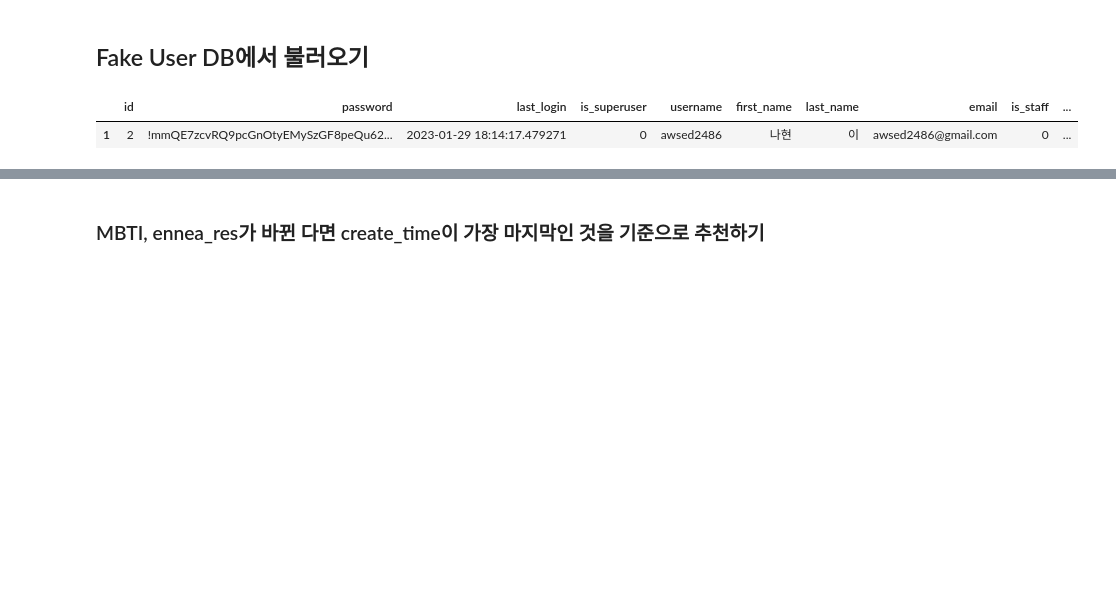
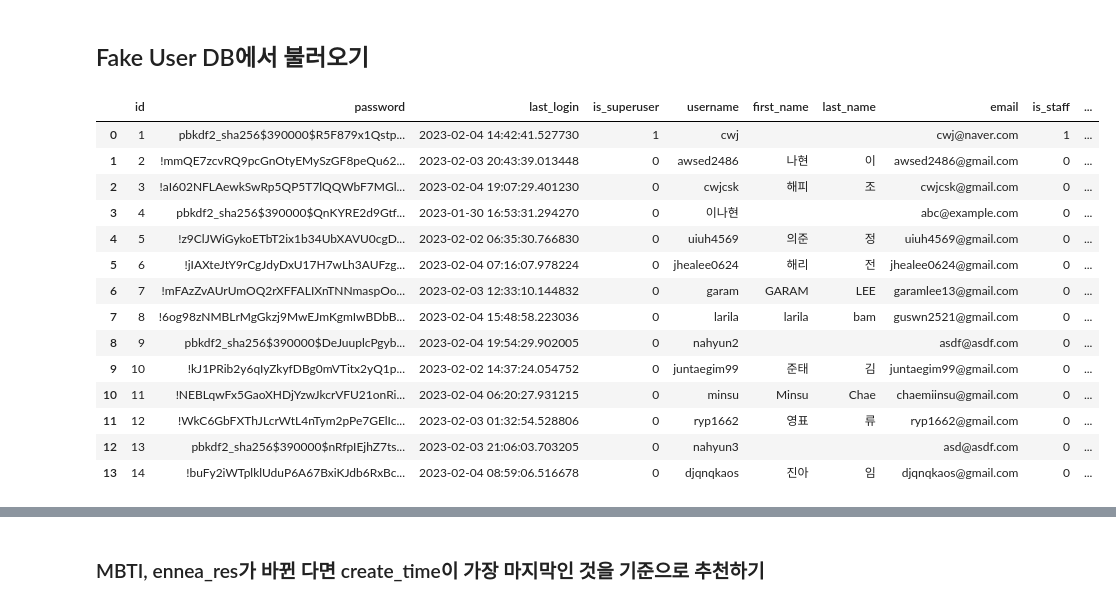
Before and after one commit to boostcampaitech4lv23recsys2/level3_productserving-level3-recsys-08, a Jupyter notebook: Airflow/00_Fake_User_Recommend/Fake_User_Recommend.ipynb, the cells around one changed output, grey strips where cells are left out. Cells and saved outputs as stored; diff of their text form; code cells hidden in the pictures; blank space fills up the shorter version.

Commit message:
[Feat][조원준] Real User test

```diff
--- a/Airflow/00_Fake_User_Recommend/Fake_User_Recommend.ipynb
+++ b/Airflow/00_Fake_User_Recommend/Fake_User_Recommend.ipynb
@@ -50,9 +55,22 @@ auth_user = pd.read_sql_query("select * from auth_user", engine)
 auth_cols=['id','username']
 tmp_cols = ['LoginUser_id','MBTI','ennea_res','prefer_movie_id','create_time']
 # %%
-fake_user = auth_user[auth_user.id==2]
-fake_user
+real_user = auth_user[auth_user.id.notna()]
+real_user
 # %% [output]
 |  | id | password | last_login | is_superuser | username | first_name | last_name | email | is_staff | ... |
-| 1 | 2 | !mmQE7zcvRQ9pcGnOtyEMySzGF8peQu62... | 2023-01-29 18:14:17.479271 | 0 | awsed2486 | 나현 | 이 | awsed2486@gmail.com | 0 | ... |
+| 0 | 1 | pbkdf2_sha256$390000$R5F879x1Qstp... | 2023-02-04 14:42:41.527730 | 1 | cwj |  |  | cwj@naver.com | 1 | ... |
+| 1 | 2 | !mmQE7zcvRQ9pcGnOtyEMySzGF8peQu62... | 2023-02-03 20:43:39.013448 | 0 | awsed2486 | 나현 | 이 | awsed2486@gmail.com | 0 | ... |
+| 2 | 3 | !aI602NFLAewkSwRp5QP5T7lQQWbF7MGl... | 2023-02-04 19:07:29.401230 | 0 | cwjcsk | 해피 | 조 | cwjcsk@gmail.com | 0 | ... |
+| 3 | 4 | pbkdf2_sha256$390000$QnKYRE2d9Gtf... | 2023-01-30 16:53:31.294270 | 0 | 이나현 |  |  | abc@example.com | 0 | ... |
+| 4 | 5 | !z9ClJWiGykoETbT2ix1b34UbXAVU0cgD... | 2023-02-02 06:35:30.766830 | 0 | uiuh4569 | 의준 | 정 | uiuh4569@gmail.com | 0 | ... |
+| 5 | 6 | !jIAXteJtY9rCgJdyDxU17H7wLh3AUFzg... | 2023-02-04 07:16:07.978224 | 0 | jhealee0624 | 해리 | 전 | jhealee0624@gmail.com | 0 | ... |
+| 6 | 7 | !mFAzZvAUrUmOQ2rXFFALIXnTNNmaspOo... | 2023-02-03 12:33:10.144832 | 0 | garam | GARAM | LEE | garamlee13@gmail.com | 0 | ... |
+| 7 | 8 | !6og98zNMBLrMgGkzj9MwEJmKgmIwBDbB... | 2023-02-04 15:48:58.223036 | 0 | larila | larila | bam | guswn2521@gmail.com | 0 | ... |
+| 8 | 9 | pbkdf2_sha256$390000$DeJuuplcPgyb... | 2023-02-04 19:54:29.902005 | 0 | nahyun2 |  |  | asdf@asdf.com | 0 | ... |
+| 9 | 10 | !kJ1PRib2y6qIyZkyfDBg0mVTitx2yQ1p... | 2023-02-02 14:37:24.054752 | 0 | juntaegim99 | 준태 | 김 | juntaegim99@gmail.com | 0 | ... |
+| 10 | 11 | !NEBLqwFx5GaoXHDjYzwJkcrVFU21onRi... | 2023-02-04 06:20:27.931215 | 0 | minsu | Minsu | Chae | chaemiinsu@gmail.com | 0 | ... |
+| 11 | 12 | !WkC6GbFXThJLcrWtL4nTym2pPe7GElIc... | 2023-02-03 01:32:54.528806 | 0 | ryp1662 | 영표 | 류 | ryp1662@gmail.com | 0 | ... |
+| 12 | 13 | pbkdf2_sha256$390000$nRfpIEjhZ7ts... | 2023-02-03 21:06:03.703205 | 0 | nahyun3 |  |  | asd@asdf.com | 0 | ... |
+| 13 | 14 | !buFy2iWTplklUduP6A67BxiKJdb6RxBc... | 2023-02-04 08:59:06.516678 | 0 | djqnqkaos | 진아 | 임 | djqnqkaos@gmail.com | 0 | ... |
 # %%
```
Also changed, not shown: parts of 14 cells of this notebook.
